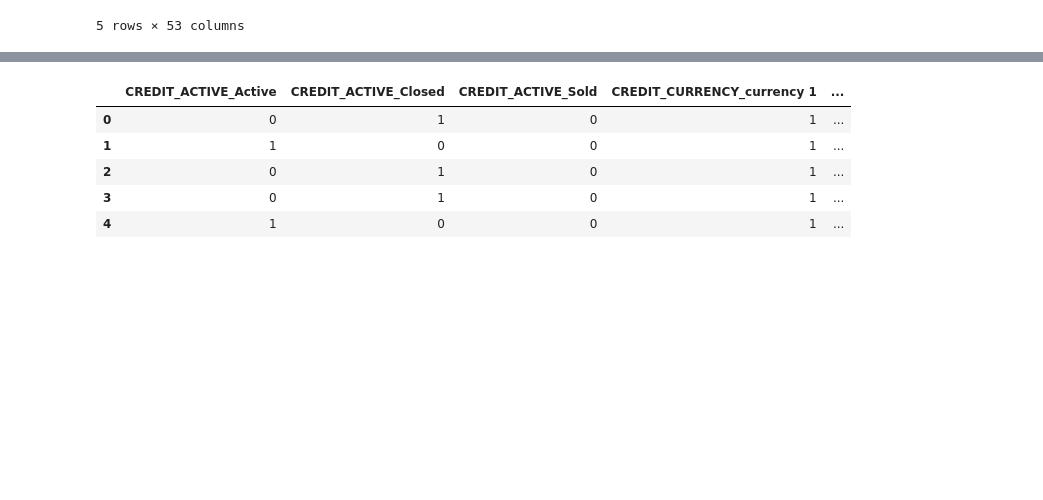
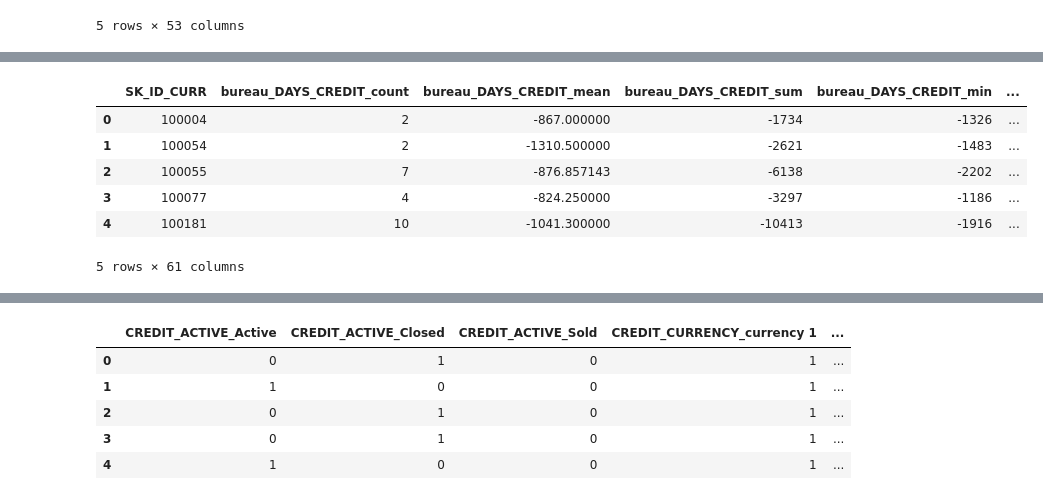
Before and after one commit to selingumusdag/home_credit_default_risk, a Jupyter notebook: home_credit_eda.ipynb, the cells around one changed output, grey strips where cells are left out. Saved outputs shown, nothing was run; the diff lists cells and outputs as text; code cells hidden in the pictures; blank space fills up the shorter version.

```diff
--- a/home_credit_eda.ipynb
+++ b/home_credit_eda.ipynb
@@ -573,0 +543,11 @@ See the caveats in the documentation: https://pandas.pydata.org/pandas-docs/stab
+# %%
+bureau_agg.drop(bureau_agg.iloc[:, 1:6], inplace = True, axis = 1)
+bureau_agg.head()
+# %% [output]
+|  | SK_ID_CURR | bureau_DAYS_CREDIT_count | bureau_DAYS_CREDIT_mean | bureau_DAYS_CREDIT_sum | bureau_DAYS_CREDIT_min | ... |
+| 0 | 100004 | 2 | -867.000000 | -1734 | -1326 | ... |
+| 1 | 100054 | 2 | -1310.500000 | -2621 | -1483 | ... |
+| 2 | 100055 | 7 | -876.857143 | -6138 | -2202 | ... |
+| 3 | 100077 | 4 | -824.250000 | -3297 | -1186 | ... |
+| 4 | 100181 | 10 | -1041.300000 | -10413 | -1916 | ... |
+5 rows × 61 columns
```
Also changed, not shown: parts of 37 cells of this notebook.
